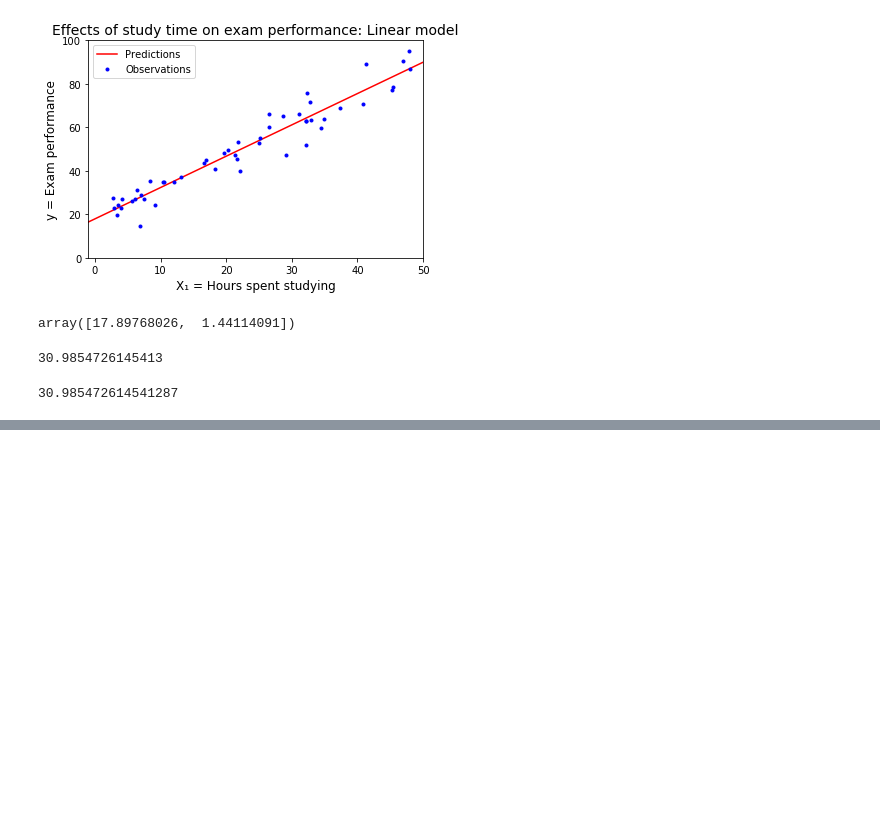
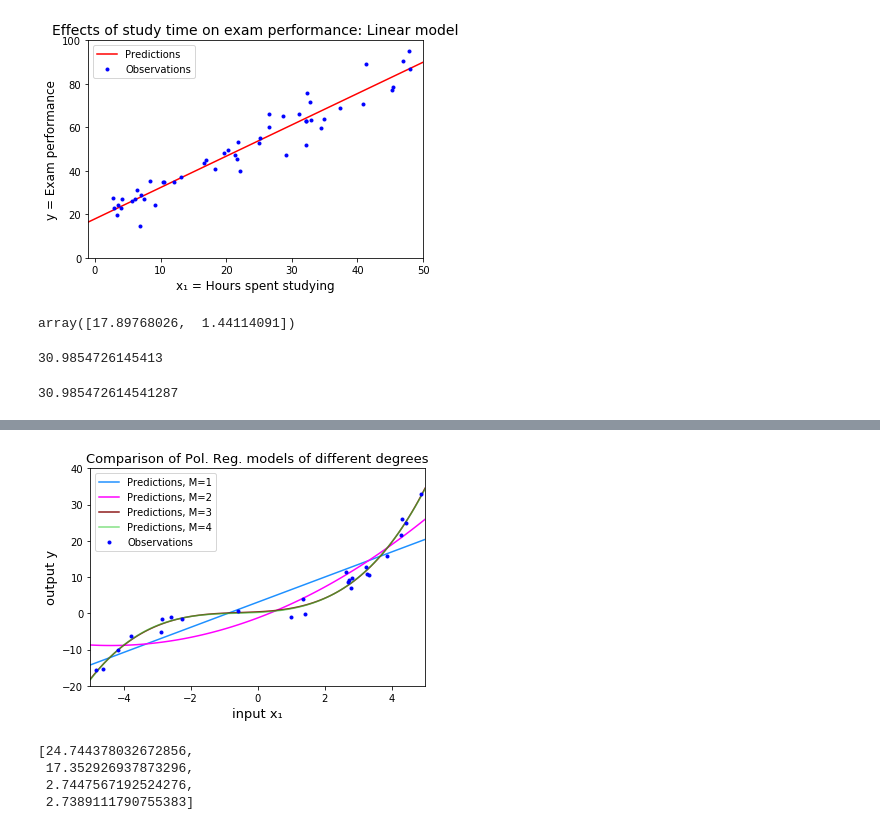
Before and after one commit to larswe/introductory-applied-machine-learning, a Jupyter notebook: Coursework 1/Untitled.ipynb, the cells around one changed output, grey strips where cells are left out. Cells and saved outputs as stored; diff of their text form; code cells hidden in the pictures; blank space fills up the shorter version.

```diff
--- a/Coursework 1/Untitled.ipynb
+++ b/Coursework 1/Untitled.ipynb
@@ -118,0 +121,4 @@ print(w1[np.argmin([mse(Phi, [w0, w1[i]]) for i in range(10000)])])
+# %%
+# Load the dataset
+data_path = os.path.join(os.getcwd(), 'data', 'regression_part2.csv')
+reg_data = pd.read_csv(data_path, delimiter = ',')
@@ -118,0 +146,47 @@ print(w1[np.argmin([mse(Phi, [w0, w1[i]]) for i in range(10000)])])
+# %%
+X = reg_data.drop(columns=["output"])
+y = reg_data["output"]
+# %%
+from sklearn.preprocessing import PolynomialFeatures
+
+models = []
+Phi_polys = []
+colours = ["dodgerblue", "fuchsia", "maroon", "limegreen"]
+alphas = [1, 1, 0.9, 0.6]
+
+for M in range(1,5):
+    poly_features = PolynomialFeatures(degree=M, include_bias=False)
+    X_poly = poly_features.fit_transform(X)
+    Phi_poly = np.c_[np.ones((len(X_poly), 1)), X_poly]
+    Phi_polys.append(Phi_poly)
+
+    lin_reg = LinearRegression(fit_intercept=False)
+    lin_reg.fit(Phi_poly, y)
+    models.append(lin_reg)
+
+    X_coords = np.linspace(-5, 5, 100)
+    X_coords_poly = poly_features.transform(np.array(X_coords).reshape(-1, 1))
+    Phi_coords_poly = np.c_[np.ones((len(X_coords_poly), 1)), X_coords_poly]
+    y_predict = lin_reg.predict(Phi_coords_poly)
+
+    pred, = plt.plot(X_coords, y_predict, colours[M-1], alpha=alphas[M-1])
+    pred.set_label("Predictions, M=" + str(M))
+
+obs, = plt.plot(X, y, "b.")
+obs.set_label("Observations")
+plt.legend()
+plt.axis([-5, 5, -20, 40])
+plt.xlabel("input x\N{SUBSCRIPT ONE}", fontsize=13)
+plt.ylabel("output y", fontsize=13)
+plt.title("Comparison of Pol. Reg. models of different degrees", fontsize=13)
+plt.show()
+# %% [output]
+[figure, added]
+# %%
+errors = [mean_squared_error(y, models[i].predict(Phi_polys[i])) for i in range(len(models))]
+errors
+# %% [output]
+[24.744378032672856,
+ 17.352926937873296,
+ 2.7447567192524276,
+ 2.7389111790755383]
```
Also changed, not shown: parts of 11 cells of this notebook, 3 other files.
